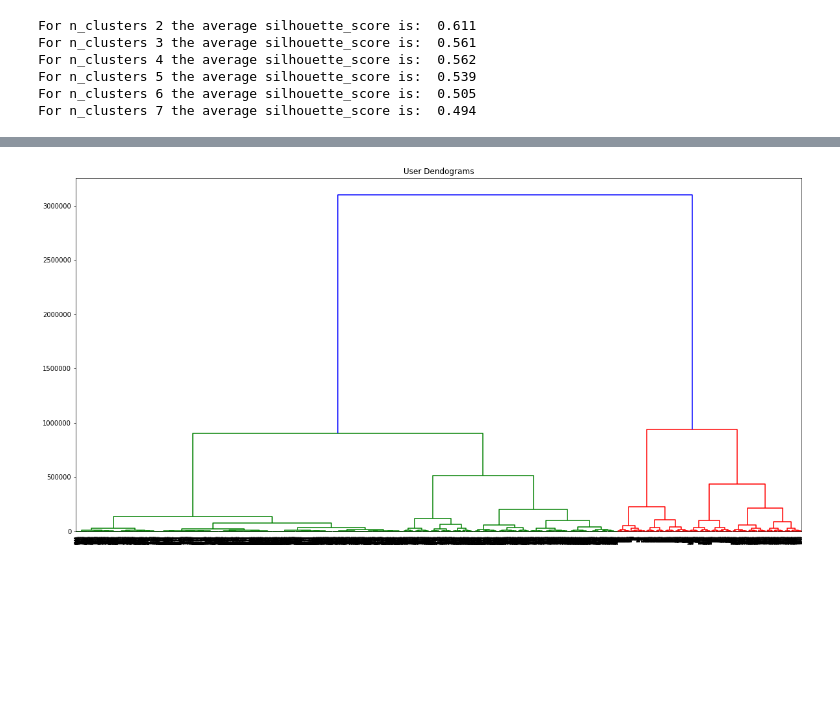
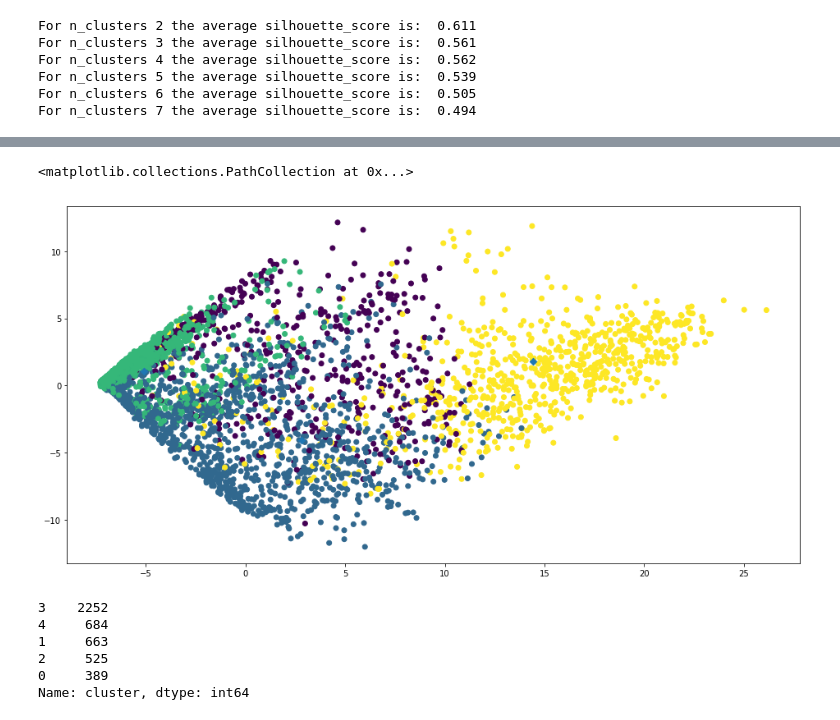
Before and after one commit to waficf/Kaggle_Competitions, a Jupyter notebook: my_say.ipynb, the cells around one changed output, grey strips where cells are left out. Saved outputs shown, nothing was run; the diff lists cells and outputs as text; code cells hidden in the pictures; blank space fills up the shorter version.

```diff
--- a/my_say.ipynb
+++ b/my_say.ipynb
@@ -7,5 +5,5 @@ import matplotlib.pyplot as plt
 # %%
-data = pd.read_csv('Data/my/QAID.csv')
+data = pd.read_csv('/Users/wafic/Downloads/data/my_say/QAID.csv')
 # %%
 data.head(5)
 # %% [output]
@@ -258,11 +177,0 @@ matrix.set_index('user_id', inplace=True)
-# %%
-from sklearn.decomposition import PCA
-
-pca_2 = PCA(n_components=2)
-pca_2.fit(matrix)
-
-reduced_data = pca_2.fit_transform(matrix)
-
-# Create a DataFrame for the reduced data
-pca_matrix = pd.DataFrame.from_records(reduced_data, index=matrix.index, columns = ['PC-1', 'PC-2'])
-pca_matrix.head()
@@ -310,10 +177,0 @@ scree_plot(pca)
-# %%
-from sklearn.mixture import GaussianMixture
-from sklearn.metrics import silhouette_score
-
-# Building model on 2 Clusters
-clusterer = GaussianMixture(n_components=2, random_state=0)
-clusterer.fit(reduced_data)
-centers_gmm = clusterer.means_
-centers = pd.DataFrame.from_records(centers_gmm, columns = ['A', 'B'])
-pred_GMM = clusterer.predict(reduced_data)
@@ -328,7 +178,14 @@ plt.scatter(centers.A, centers.B, marker = 'D')
-# %%
-import scipy.cluster.hierarchy as shc
-plt.figure(figsize=(20, 10))
-plt.title("User Dendograms")
-dend = shc.dendrogram(shc.linkage(matrix, method='ward'))
-# %% [output]
-[figure, removed]
+# %%
+clusterer = KMeans(n_clusters=3, random_state=0)
+clusterer.fit(reduced_data)
+centers_KMeans = clusterer.cluster_centers_
+centers = pd.DataFrame.from_records(centers_KMeans, columns = ['A', 'B'])
+pred_Kmeans = clusterer.predict(reduced_data)
+# %%
+# Display the results of the clustering from implementation
+fig=plt.figure(figsize=(16, 8))
+plt.scatter(pca_df_2['PC-1'], pca_df_2['PC-2'], c = pred_GMM)
+plt.scatter(centers.A, centers.B, marker = 'D')
+# %% [output]
+<matplotlib.collections.PathCollection at 0x...>
+[figure, added]
@@ -334,0 +201,9 @@ dend = shc.dendrogram(shc.linkage(matrix, method='ward'))
+# %%
+k_mean.cluster.value_counts()
+# %% [output]
+3    2252
+4     684
+1     663
+2     525
+0     389
+Name: cluster, dtype: int64
```
Also changed, not shown: parts of 42 cells of this notebook, 5 other files.
